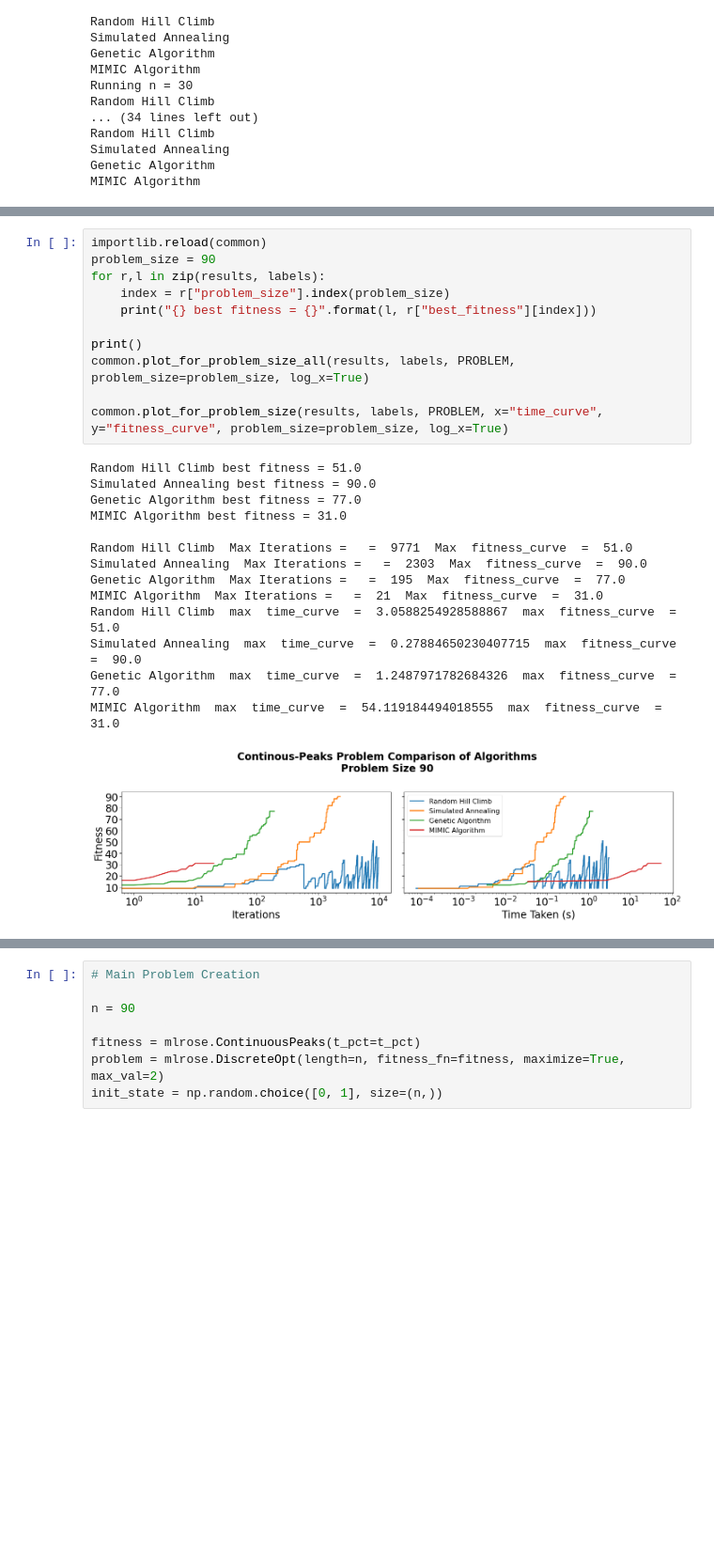
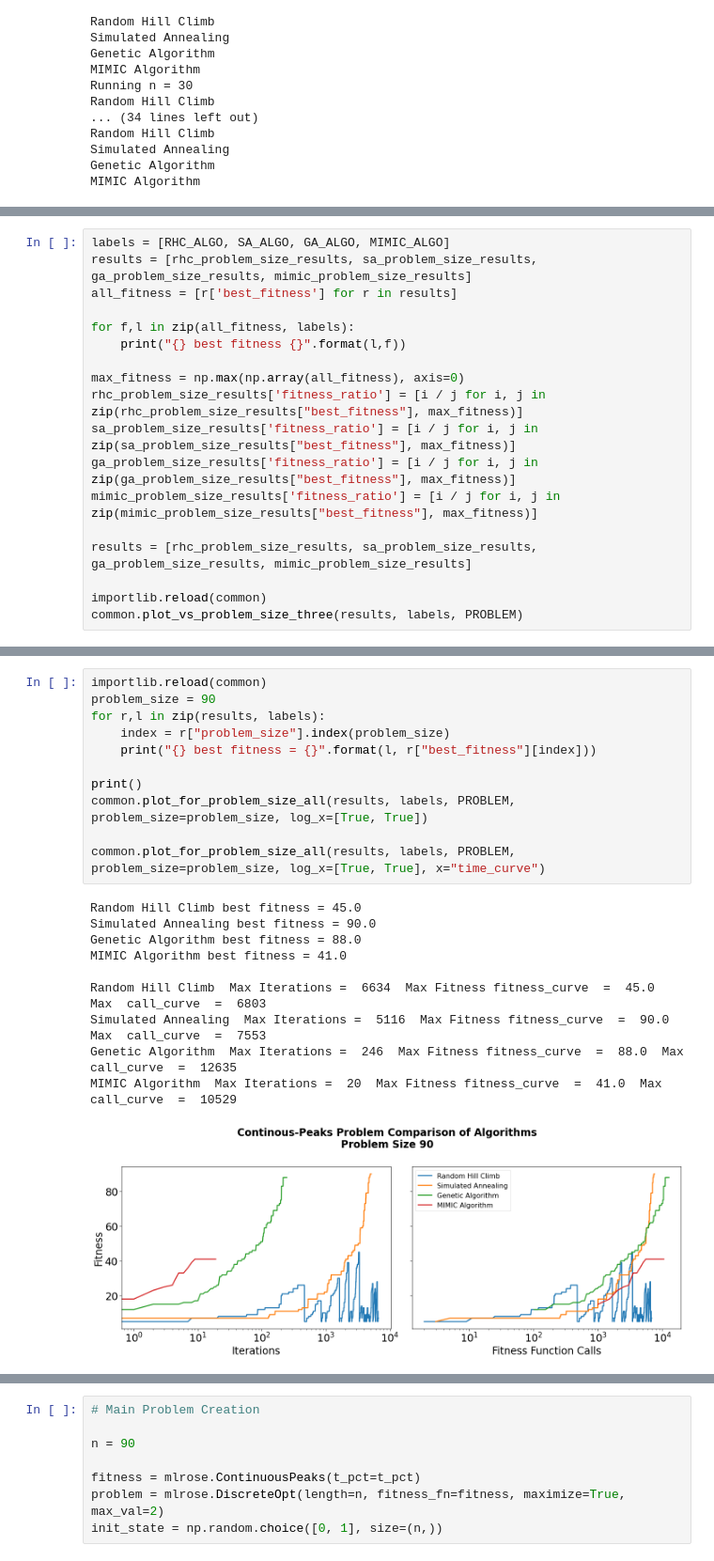
Before and after one commit to Inquisitive-ME/Random-Optimization-Project-Code, a Jupyter notebook: ContinousPeaks.ipynb, the cells around one changed output, grey strips where cells are left out. Shown at 94% size. Saved outputs shown, nothing was run; the diff lists cells and outputs as text; blank space fills up the shorter version.

```diff
--- a/ContinousPeaks.ipynb
+++ b/ContinousPeaks.ipynb
@@ -199,0 +195,18 @@ common.plot_vs_problem_size_both(results, labels, PROBLEM)
+# %%
+labels = [RHC_ALGO, SA_ALGO, GA_ALGO, MIMIC_ALGO]
+results = [rhc_problem_size_results, sa_problem_size_results, ga_problem_size_results, mimic_problem_size_results]
+all_fitness = [r['best_fitness'] for r in results]
+
+for f,l in zip(all_fitness, labels):
+    print("{} best fitness {}".format(l,f))
+
+max_fitness = np.max(np.array(all_fitness), axis=0)
+rhc_problem_size_results['fitness_ratio'] = [i / j for i, j in zip(rhc_problem_size_results["best_fitness"], max_fitness)]
+sa_problem_size_results['fitness_ratio'] = [i / j for i, j in zip(sa_problem_size_results["best_fitness"], max_fitness)]
+ga_problem_size_results['fitness_ratio'] = [i / j for i, j in zip(ga_problem_size_results["best_fitness"], max_fitness)]
+mimic_problem_size_results['fitness_ratio'] = [i / j for i, j in zip(mimic_problem_size_results["best_fitness"], max_fitness)]
+
+results = [rhc_problem_size_results, sa_problem_size_results, ga_problem_size_results, mimic_problem_size_results]
+
+importlib.reload(common)
+common.plot_vs_problem_size_three(results, labels, PROBLEM)
@@ -200,26 +219,22 @@ common.plot_vs_problem_size_both(results, labels, PROBLEM)
 # %%
 importlib.reload(common)
 problem_size = 90
 for r,l in zip(results, labels):
     index = r["problem_size"].index(problem_size)
     print("{} best fitness = {}".format(l, r["best_fitness"][index]))
 
 print()
-common.plot_for_problem_size_all(results, labels, PROBLEM, problem_size=problem_size, log_x=True)
+common.plot_for_problem_size_all(results, labels, PROBLEM, problem_size=problem_size, log_x=[True, True])
 
-common.plot_for_problem_size(results, labels, PROBLEM, x="time_curve", y="fitness_curve", problem_size=problem_size, log_x=True)
+common.plot_for_problem_size_all(results, labels, PROBLEM, problem_size=problem_size, log_x=[True, True], x="time_curve")
 # %% [output]
-Random Hill Climb best fitness = 51.0
+Random Hill Climb best fitness = 45.0
 Simulated Annealing best fitness = 90.0
-Genetic Algorithm best fitness = 77.0
-MIMIC Algorithm best fitness = 31.0
+Genetic Algorithm best fitness = 88.0
+MIMIC Algorithm best fitness = 41.0
 
-Random Hill Climb  Max Iterations =   =  9771  Max  fitness_curve  =  51.0
-Simulated Annealing  Max Iterations =   =  2303  Max  fitness_curve  =  90.0
-Genetic Algorithm  Max Iterations =   =  195  Max  fitness_curve  =  77.0
-MIMIC Algorithm  Max Iterations =   =  21  Max  fitness_curve  =  31.0
-Random Hill Climb  max  time_curve  =  3.0588254928588867  max  fitness_curve  =  51.0
-Simulated Annealing  max  time_curve  =  0.27884650230407715  max  fitness_curve  =  90.0
-Genetic Algorithm  max  time_curve  =  1.2487971782684326  max  fitness_curve  =  77.0
-MIMIC Algorithm  max  time_curve  =  54.119184494018555  max  fitness_curve  =  31.0
+Random Hill Climb  Max Iterations =  6634  Max Fitness fitness_curve  =  45.0  Max  call_curve  =  6803
+Simulated Annealing  Max Iterations =  5116  Max Fitness fitness_curve  =  90.0  Max  call_curve  =  7553
+Genetic Algorithm  Max Iterations =  246  Max Fitness fitness_curve  =  88.0  Max  call_curve  =  12635
+MIMIC Algorithm  Max Iterations =  20  Max Fitness fitness_curve  =  41.0  Max  call_curve  =  10529
-[figure, old version]
+[figure, new version]
```
Also changed, not shown: parts of 4 cells of this notebook, 5 other files.
